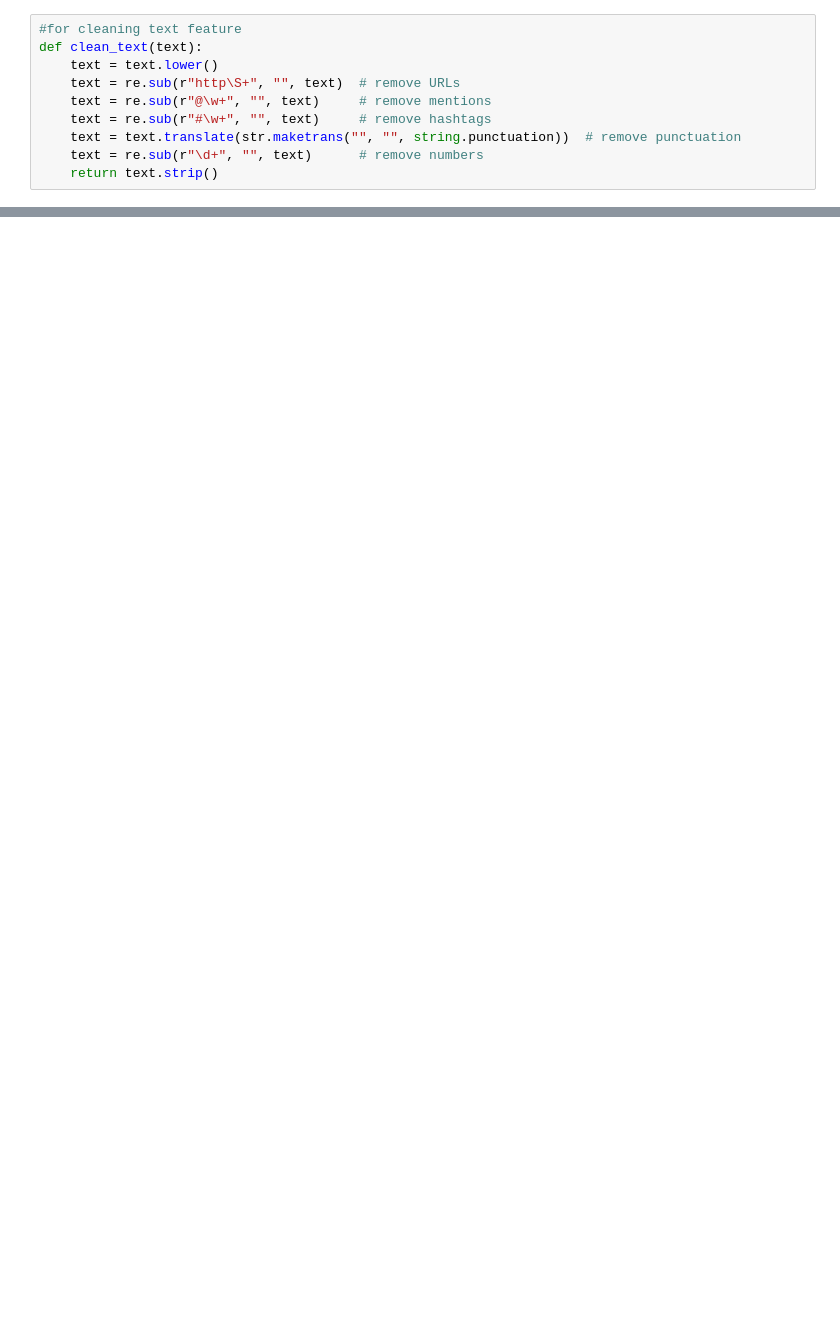
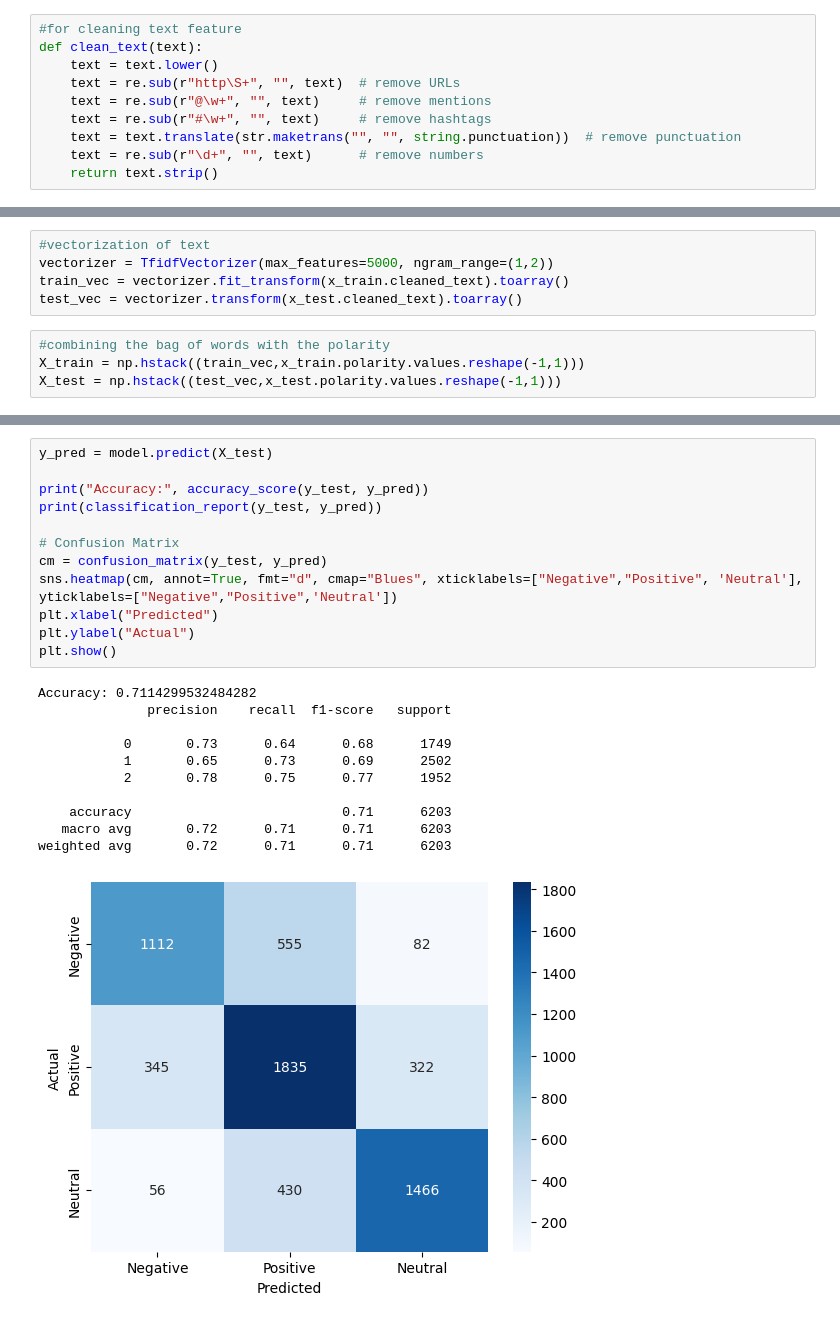
Before and after one commit to ajayn3300/Sentiment-Analysis, a Jupyter notebook: SentimentAnalysis.ipynb, the cells around one changed output, grey strips where cells are left out. Drawn from its saved outputs; the diff is of its cells as text; blank space fills up the shorter version.

```diff
--- a/SentimentAnalysis.ipynb
+++ b/SentimentAnalysis.ipynb
@@ -243,0 +169,9 @@ train.head()
+# %%
+#vectorization of text
+vectorizer = TfidfVectorizer(max_features=5000, ngram_range=(1,2))
+train_vec = vectorizer.fit_transform(x_train.cleaned_text).toarray()
+test_vec = vectorizer.transform(x_test.cleaned_text).toarray()
+# %%
+#combining the bag of words with the polarity
+X_train = np.hstack((train_vec,x_train.polarity.values.reshape(-1,1)))
+X_test = np.hstack((test_vec,x_test.polarity.values.reshape(-1,1)))
@@ -243,0 +184,24 @@ train.head()
+# %%
+y_pred = model.predict(X_test)
+
+print("Accuracy:", accuracy_score(y_test, y_pred))
+print(classification_report(y_test, y_pred))
+
+# Confusion Matrix
+cm = confusion_matrix(y_test, y_pred)
+sns.heatmap(cm, annot=True, fmt="d", cmap="Blues", xticklabels=["Negative","Positive", 'Neutral'], yticklabels=["Negative","Positive",'Neutral'])
+plt.xlabel("Predicted")
+plt.ylabel("Actual")
+plt.show()
+# %% [output]
+Accuracy: 0.7114299532484282
+              precision    recall  f1-score   support
+
+           0       0.73      0.64      0.68      1749
+           1       0.65      0.73      0.69      2502
+           2       0.78      0.75      0.77      1952
+
+    accuracy                           0.71      6203
+   macro avg       0.72      0.71      0.71      6203
+weighted avg       0.72      0.71      0.71      6203
+[figure, added]
```
Also changed, not shown: parts of 31 cells of this notebook, 2 other files.
